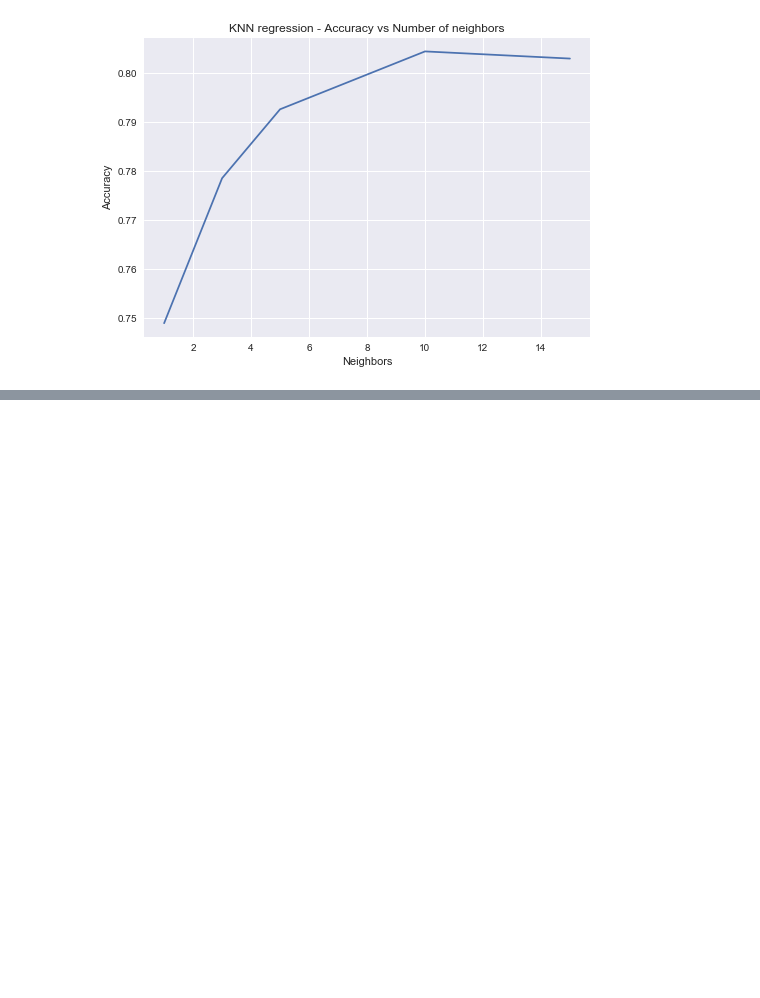
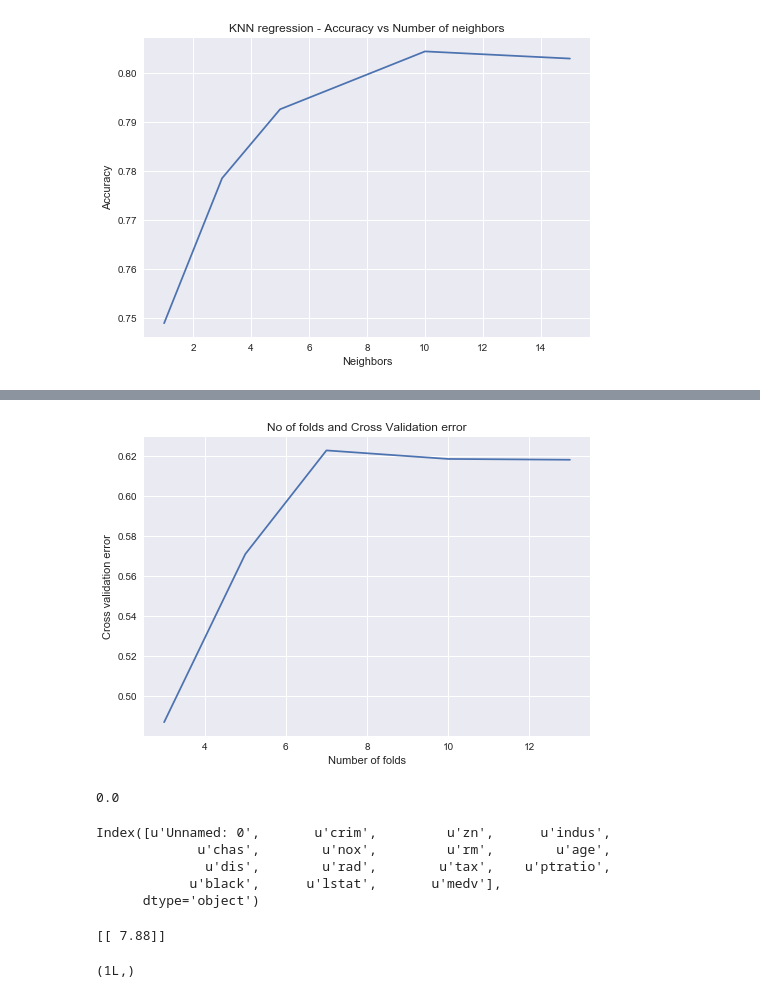
Before and after one commit to tvganesh/ML-Part2, a Jupyter notebook: RandPython-Part2.ipynb, the cells around one changed output, grey strips where cells are left out. Cells and saved outputs as stored; diff of their text form; code cells hidden in the pictures; blank space fills up the shorter version.

```diff
--- a/RandPython-Part2.ipynb
+++ b/RandPython-Part2.ipynb
@@ -150,0 +184,10 @@ plt.show()
+# %%
+
+X=df[['crim','rm','lstat' ]]
+y=df['medv']
+linreg = LinearRegression().fit(X, y)
+cv_scores = cross_val_score(linreg, X, y,cv=10)
+
+print('Cross-validation scores (3-fold):', cv_scores)
+print('Mean cross-validation score (3-fold): {:.3f}'
+     .format(np.mean(cv_scores)))
@@ -150,0 +206,22 @@ plt.show()
+# %%
+autoDF =pd.read_csv("auto_mpg.csv",encoding="ISO-8859-1")
+autoDF.shape
+autoDF.columns
+autoDF1=autoDF[['mpg','cylinder','displacement','horsepower','weight','acceleration','year']]
+autoDF2 = autoDF1.apply(pd.to_numeric, errors='coerce')
+autoDF3=autoDF2.dropna()
+autoDF3.shape
+X=autoDF3[['cylinder','displacement','horsepower','weight','acceleration','year']]
+y=autoDF3['mpg']
+linreg = LinearRegression().fit(X, y)
+
+cv=[3,5,7,10,13]
+cv_error=[]
+for i in cv:
+    cv_scores = cross_val_score(linreg, X, y,cv=i)
+    print('Cross-validation scores (3-fold):', cv_scores)
+    print('Mean cross-validation score (3-fold): {:.3f}'
+      .format(np.mean(cv_scores)))
+    cv_error.append(np.mean(cv_scores))
+
+cv_error
@@ -150,0 +248,47 @@ plt.show()
+# %%
+fig=plt.plot(cv,cv_error)
+fig=plt.title("No of folds and Cross Validation error")
+fig=plt.xlabel("Number of folds")
+fig=plt.ylabel("Cross validation error")
+plt.show()
+# %% [output]
+[figure, added]
+# %%
+df = pd.read_csv("Boston.csv",encoding = "ISO-8859-1")
+X=df[['crim','rm','lstat','rm']]
+y=df['medv']
+loocv = model_selection.LeaveOneOut()
+##for train_index, test_index in loo.split(X):
+   #     X_train, X_test = X[train_index], X[test_index]
+    #    y_train, y_test = y[train_index], y[test_index]
+    #    X_train=X_train.reshape(-1,1)
+     #   X_test=X_test.reshape(-1,1)
+     #   y_test=y_test.reshape(1,1)
+      #  linreg = LinearRegression().fit(X_train, y_train)
+
+loocv = model_selection.LeaveOneOut()
+model = LinearRegression()
+results = model_selection.cross_val_score(model, X, y, cv=loocv)
+results.mean()
+# %% [output]
+0.0
+# %%
+df.columns
+# %% [output]
+Index([u'Unnamed: 0',       u'crim',         u'zn',      u'indus',
+             u'chas',        u'nox',         u'rm',        u'age',
+              u'dis',        u'rad',        u'tax',    u'ptratio',
+            u'black',      u'lstat',       u'medv'],
+      dtype='object')
+# %%
+linreg
+y_test
+linreg.score(X_train, y_train)
+X_test.shape
+X_train.shape
+linreg.predict(X_test)
+print(X_test)
+y_test.shape
+# %% [output]
+[[ 7.88]]
+(1L,)
```
Also changed, not shown: parts of 7 cells of this notebook, 2 other files.
